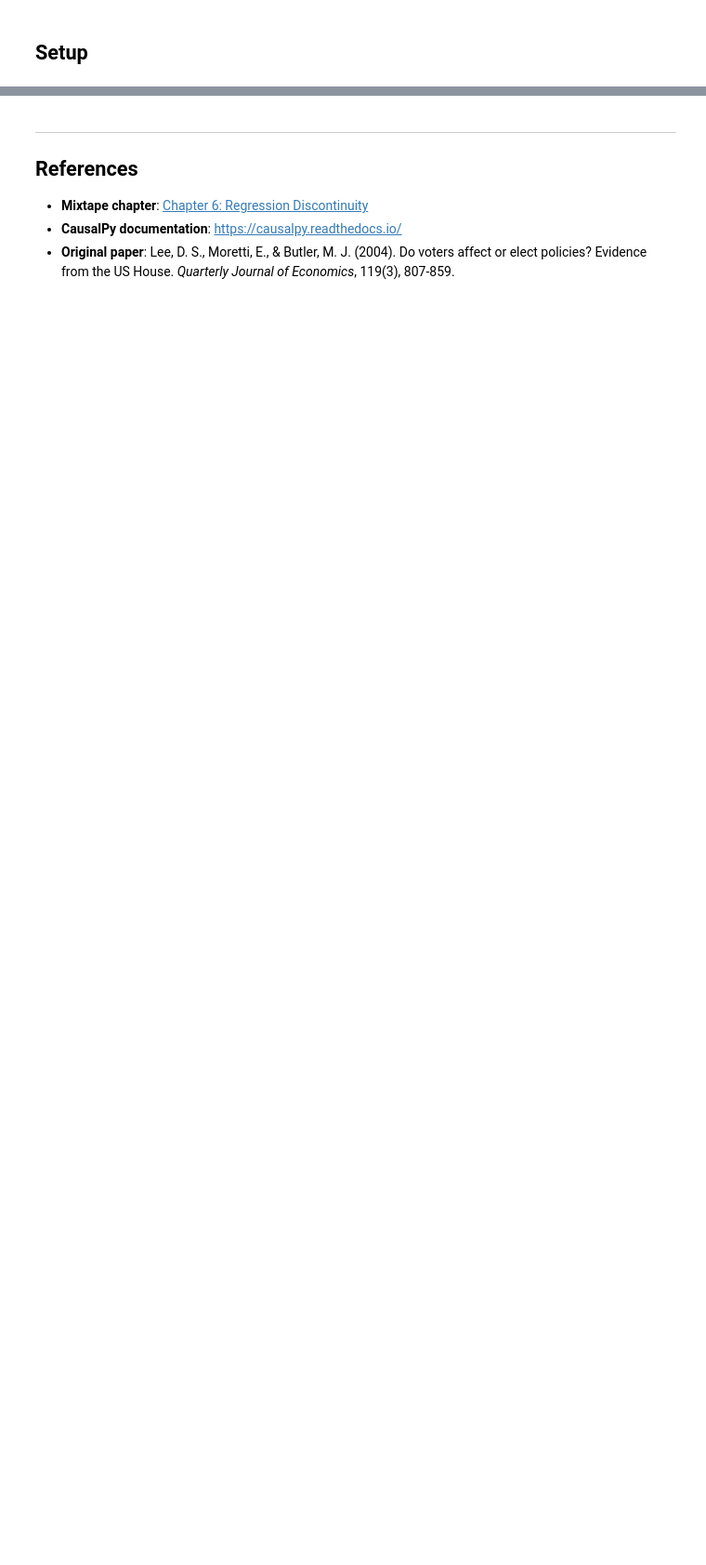
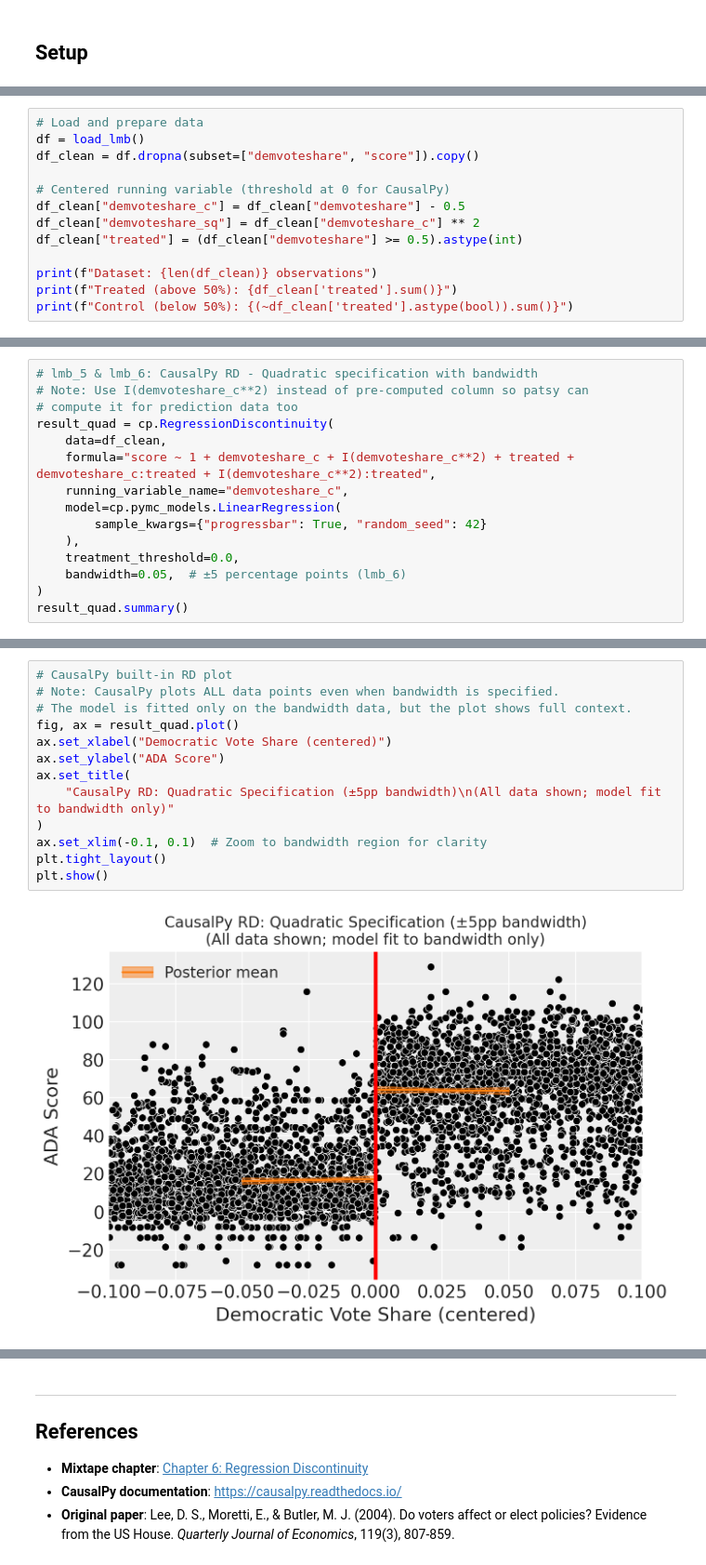
Before and after one commit to drbenvincent/mixtape-causalpy, a Jupyter notebook: notebooks/06_regression_discontinuity.ipynb, the cells around one changed output, grey strips where cells are left out. Shown at 93% size. Cells and saved outputs as stored; diff of their text form; blank space fills up the shorter version.

```diff
--- a/notebooks/06_regression_discontinuity.ipynb
+++ b/notebooks/06_regression_discontinuity.ipynb
@@ -508,0 +150,13 @@ The key finding replicates the Mixtape: winning a close election has a substanti
+# %%
+# Load and prepare data
+df = load_lmb()
+df_clean = df.dropna(subset=["demvoteshare", "score"]).copy()
+
+# Centered running variable (threshold at 0 for CausalPy)
+df_clean["demvoteshare_c"] = df_clean["demvoteshare"] - 0.5
+df_clean["demvoteshare_sq"] = df_clean["demvoteshare_c"] ** 2
+df_clean["treated"] = (df_clean["demvoteshare"] >= 0.5).astype(int)
+
+print(f"Dataset: {len(df_clean)} observations")
+print(f"Treated (above 50%): {df_clean['treated'].sum()}")
+print(f"Control (below 50%): {(~df_clean['treated'].astype(bool)).sum()}")
@@ -508,0 +278,15 @@ The key finding replicates the Mixtape: winning a close election has a substanti
+# %%
+# lmb_5 & lmb_6: CausalPy RD - Quadratic specification with bandwidth
+# Note: Use I(demvoteshare_c**2) instead of pre-computed column so patsy can
+# compute it for prediction data too
+result_quad = cp.RegressionDiscontinuity(
+    data=df_clean,
+    formula="score ~ 1 + demvoteshare_c + I(demvoteshare_c**2) + treated + demvoteshare_c:treated + I(demvoteshare_c**2):treated",
+    running_variable_name="demvoteshare_c",
+    model=cp.pymc_models.LinearRegression(
+        sample_kwargs={"progressbar": True, "random_seed": 42}
+    ),
+    treatment_threshold=0.0,
+    bandwidth=0.05,  # ±5 percentage points (lmb_6)
+)
+result_quad.summary()
@@ -508,0 +324,15 @@ The key finding replicates the Mixtape: winning a close election has a substanti
+# %%
+# CausalPy built-in RD plot
+# Note: CausalPy plots ALL data points even when bandwidth is specified.
+# The model is fitted only on the bandwidth data, but the plot shows full context.
+fig, ax = result_quad.plot()
+ax.set_xlabel("Democratic Vote Share (centered)")
+ax.set_ylabel("ADA Score")
+ax.set_title(
+    "CausalPy RD: Quadratic Specification (±5pp bandwidth)\n(All data shown; model fit to bandwidth only)"
+)
+ax.set_xlim(-0.1, 0.1)  # Zoom to bandwidth region for clarity
+plt.tight_layout()
+plt.show()
+# %% [output]
+[figure, added]
```
Also changed, not shown: parts of 45 cells of this notebook.
